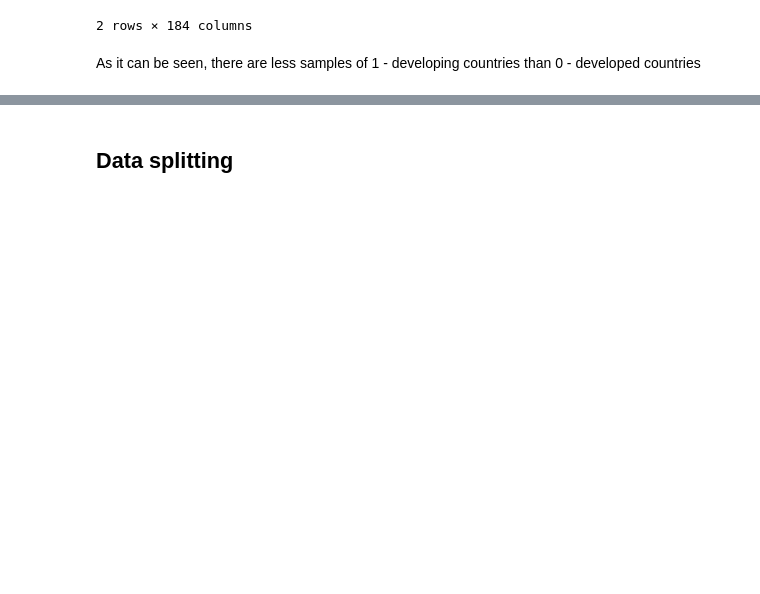
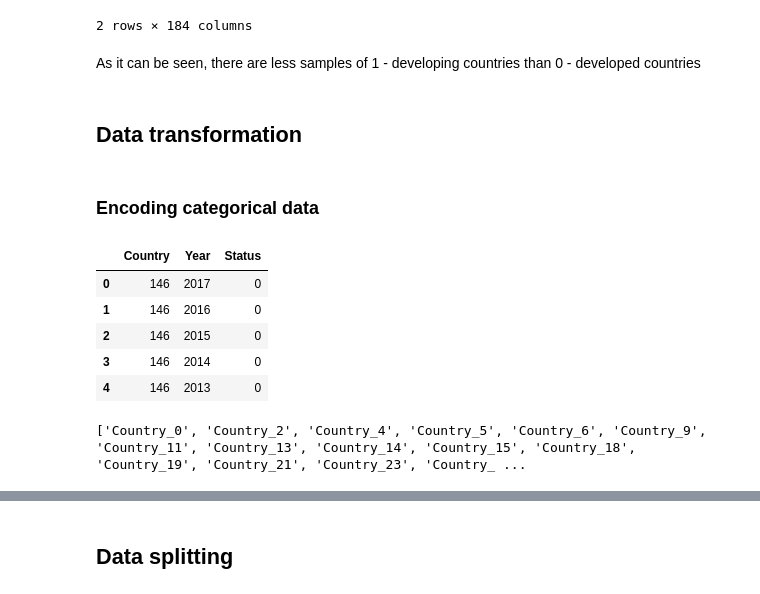
Before and after one commit to quangrmit/MLAs1, a Jupyter notebook: test.ipynb, the cells around one changed output, grey strips where cells are left out. Cells and saved outputs as stored; diff of their text form; code cells hidden in the pictures; blank space fills up the shorter version.

```diff
--- a/test.ipynb
+++ b/test.ipynb
@@ -74,3 +78,16 @@ df.groupby('Status').describe()
 2 rows × 184 columns
 # %% [markdown]
 As it can be seen, there are less samples of 1 - developing countries than 0 - developed countries
+# %% [markdown]
+## Data transformation
+# %% [markdown]
+### Encoding categorical data
+# %%
+df[categorical_cols].head()
+# %% [output]
+|  | Country | Year | Status |
+| 0 | 146 | 2017 | 0 |
+| 1 | 146 | 2016 | 0 |
+| 2 | 146 | 2015 | 0 |
+| 3 | 146 | 2014 | 0 |
+| 4 | 146 | 2013 | 0 |
@@ -76,0 +100,5 @@ As it can be seen, there are less samples of 1 - developing countries than 0 - d
+# %%
+encoded_cols = list(encoder.get_feature_names_out(to_be_transformed))
+print(encoded_cols)
+# %% [output]
+['Country_0', 'Country_2', 'Country_4', 'Country_5', 'Country_6', 'Country_9', 'Country_11', 'Country_13', 'Country_14', 'Country_15', 'Country_18', 'Country_19', 'Country_21', 'Country_23', 'Country_ ...
```
Also changed, not shown: parts of 17 cells of this notebook.
